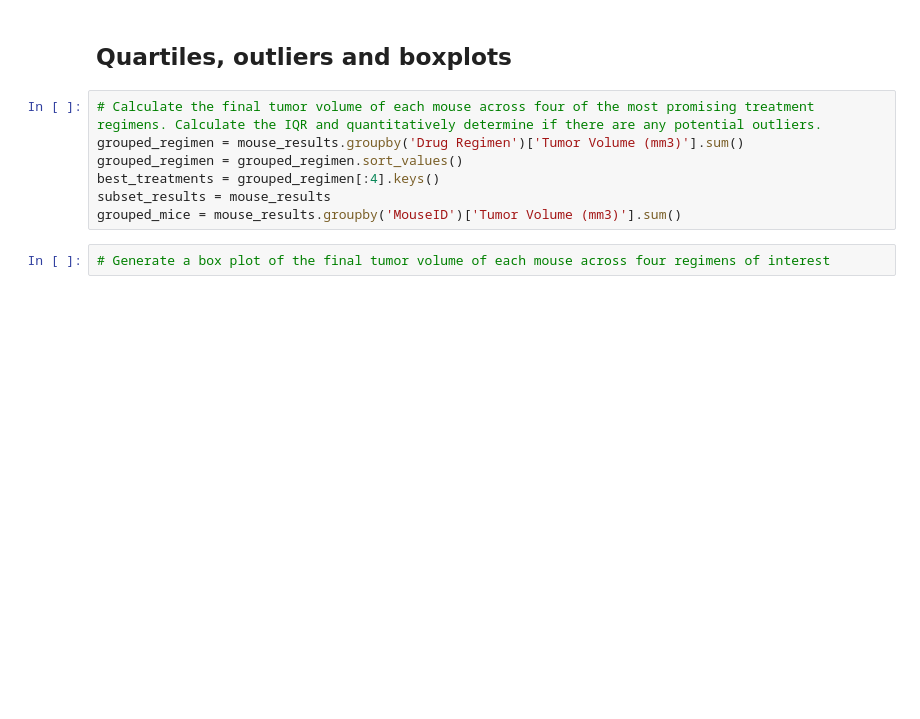
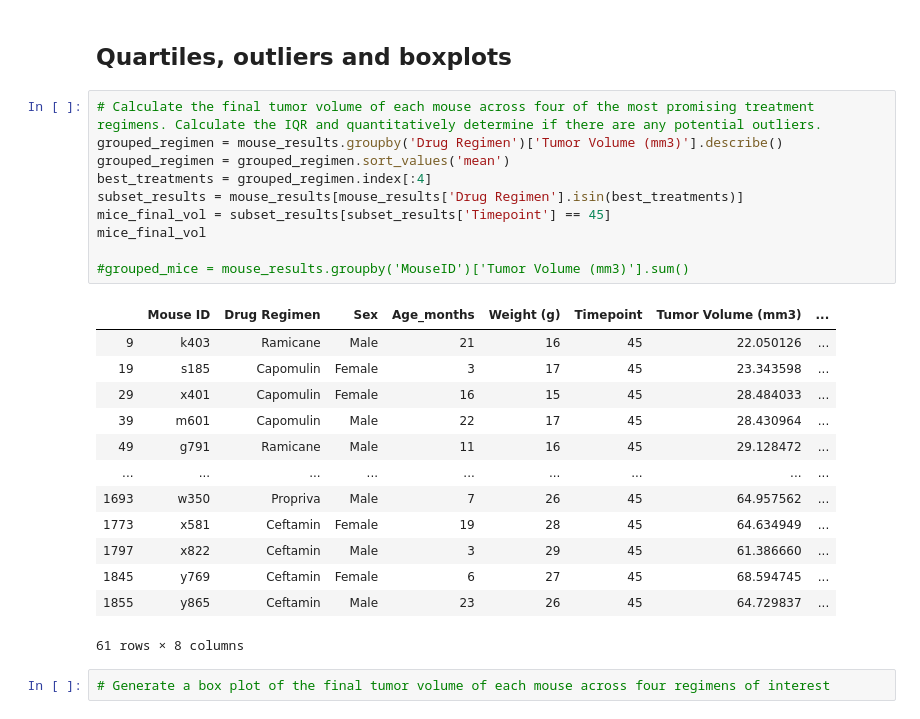
Before and after one commit to etumi/matplotlib-challenge, a Jupyter notebook: pymaceuticals_starter.ipynb, the cells around one changed output. Drawn from its saved outputs; the diff is of its cells as text; blank space fills up the shorter version.

```diff
--- a/pymaceuticals_starter.ipynb
+++ b/pymaceuticals_starter.ipynb
@@ -97,11 +98,28 @@ plt.show()
 ## Quartiles, outliers and boxplots
 # %%
 # Calculate the final tumor volume of each mouse across four of the most promising treatment regimens. Calculate the IQR and quantitatively determine if there are any potential outliers.
-grouped_regimen = mouse_results.groupby('Drug Regimen')['Tumor Volume (mm3)'].sum()
-grouped_regimen = grouped_regimen.sort_values()
-best_treatments = grouped_regimen[:4].keys()
-subset_results = mouse_results
-grouped_mice = mouse_results.groupby('MouseID')['Tumor Volume (mm3)'].sum()
+grouped_regimen = mouse_results.groupby('Drug Regimen')['Tumor Volume (mm3)'].describe()
+grouped_regimen = grouped_regimen.sort_values('mean')
+best_treatments = grouped_regimen.index[:4]
+subset_results = mouse_results[mouse_results['Drug Regimen'].isin(best_treatments)]
+mice_final_vol = subset_results[subset_results['Timepoint'] == 45]
+mice_final_vol
+
+#grouped_mice = mouse_results.groupby('MouseID')['Tumor Volume (mm3)'].sum()
+# %% [output]
+|  | Mouse ID | Drug Regimen | Sex | Age_months | Weight (g) | Timepoint | Tumor Volume (mm3) | ... |
+| 9 | k403 | Ramicane | Male | 21 | 16 | 45 | 22.050126 | ... |
+| 19 | s185 | Capomulin | Female | 3 | 17 | 45 | 23.343598 | ... |
+| 29 | x401 | Capomulin | Female | 16 | 15 | 45 | 28.484033 | ... |
+| 39 | m601 | Capomulin | Male | 22 | 17 | 45 | 28.430964 | ... |
+| 49 | g791 | Ramicane | Male | 11 | 16 | 45 | 29.128472 | ... |
+| ... | ... | ... | ... | ... | ... | ... | ... | ... |
+| 1693 | w350 | Propriva | Male | 7 | 26 | 45 | 64.957562 | ... |
+| 1773 | x581 | Ceftamin | Female | 19 | 28 | 45 | 64.634949 | ... |
+| 1797 | x822 | Ceftamin | Male | 3 | 29 | 45 | 61.386660 | ... |
+| 1845 | y769 | Ceftamin | Female | 6 | 27 | 45 | 68.594745 | ... |
+| 1855 | y865 | Ceftamin | Male | 23 | 26 | 45 | 64.729837 | ... |
+61 rows × 8 columns
 # %%
 # Generate a box plot of the final tumor volume of each mouse across four regimens of interest
 # %% [markdown]
```
Also changed, not shown: parts of 1 cell of this notebook.
